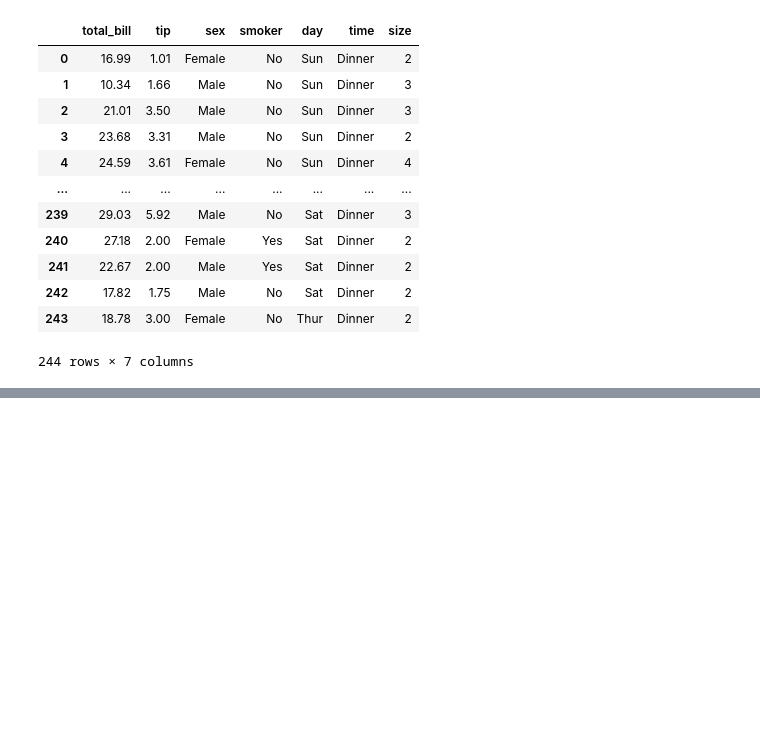
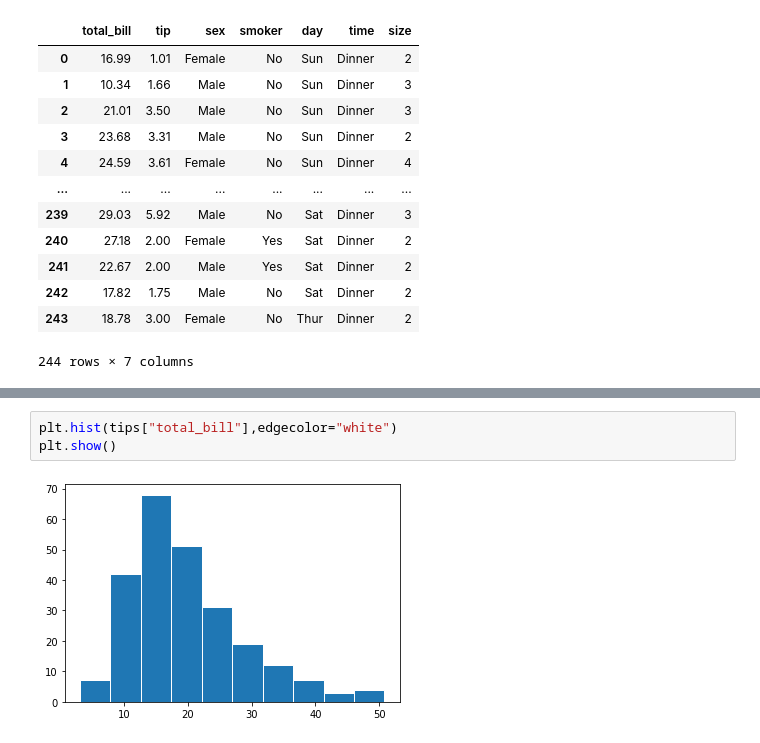
Before and after one commit to sangeeth938/ML_Day2, a Jupyter notebook: ML_Day2.ipynb, the cells around one changed output, grey strips where cells are left out. Saved outputs shown, nothing was run; the diff lists cells and outputs as text; blank space fills up the shorter version.

```diff
--- a/ML_Day2.ipynb
+++ b/ML_Day2.ipynb
@@ -336,0 +348,5 @@ tips
+# %%
+plt.hist(tips["total_bill"],edgecolor="white")
+plt.show()
+# %% [output]
+[figure, added]
```
Also changed, not shown: parts of 22 cells of this notebook.
